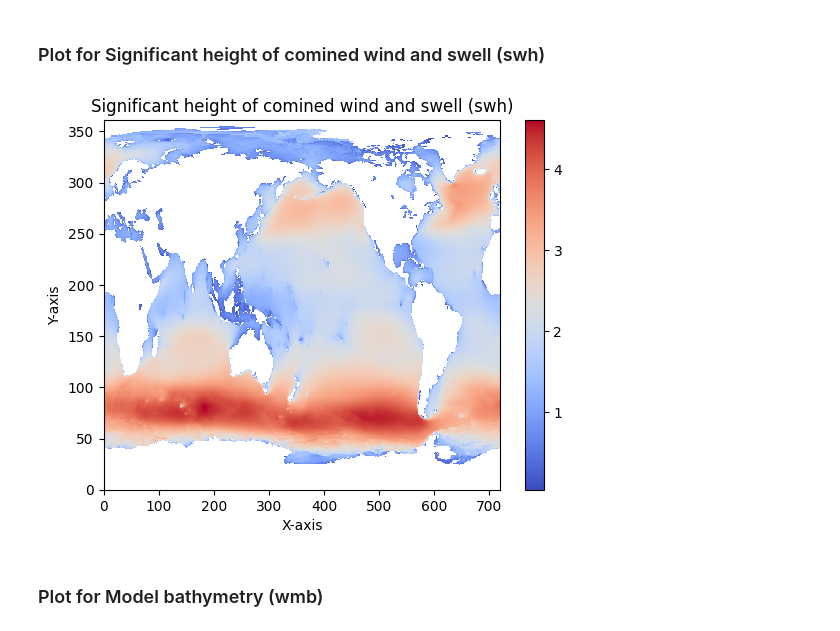
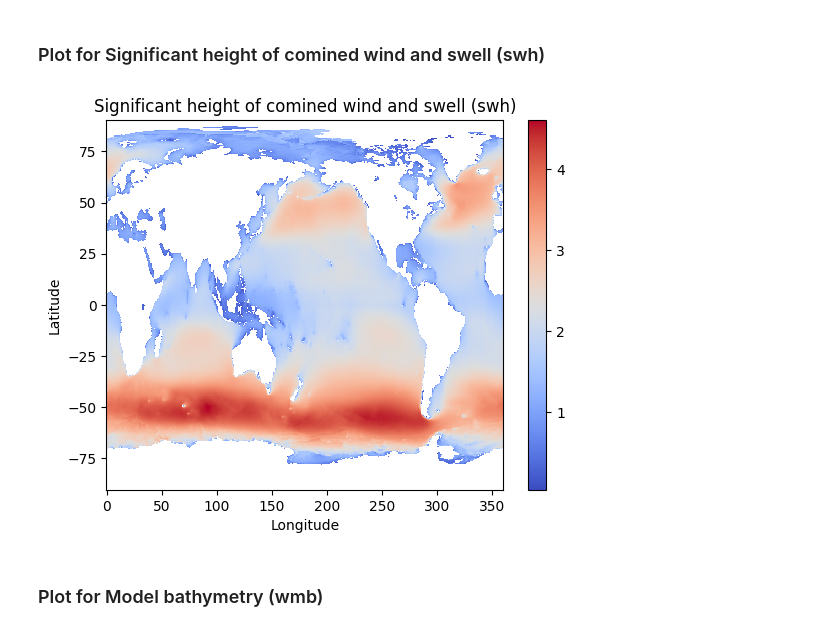
Before and after one commit to rahul3613/marine_energy, a Jupyter notebook: loc_pred.ipynb, the cells around one changed output. Drawn from its saved outputs; the diff is of its cells as text; code cells hidden in the pictures.

```diff
--- a/loc_pred.ipynb
+++ b/loc_pred.ipynb
@@ -317,21 +315,21 @@ plt.show()
 # %%
 masked_data = np.ma.masked_less(swh.data, -13000)
 
 fig, ax = plt.subplots()
 heatmap = ax.pcolormesh(longitude, latitude, masked_data, cmap='coolwarm')
 
 # Add a color bar
 cbar = fig.colorbar(heatmap)
 
 # Set the plot title and axis labels
 ax.set_title('Significant height of comined wind and swell (swh)')
-ax.set_xlabel('X-axis')
-ax.set_ylabel('Y-axis')
+ax.set_xlabel('Longitude')
+ax.set_ylabel('Latitude')
 
 # Show the plot
 plt.show()
 # %% [output]
-[figure, old version]
+[figure, new version]
 # %% [markdown]
 ### Plot for Model bathymetry (wmb)
 # %%
```
Also changed, not shown: parts of 6 cells of this notebook.
